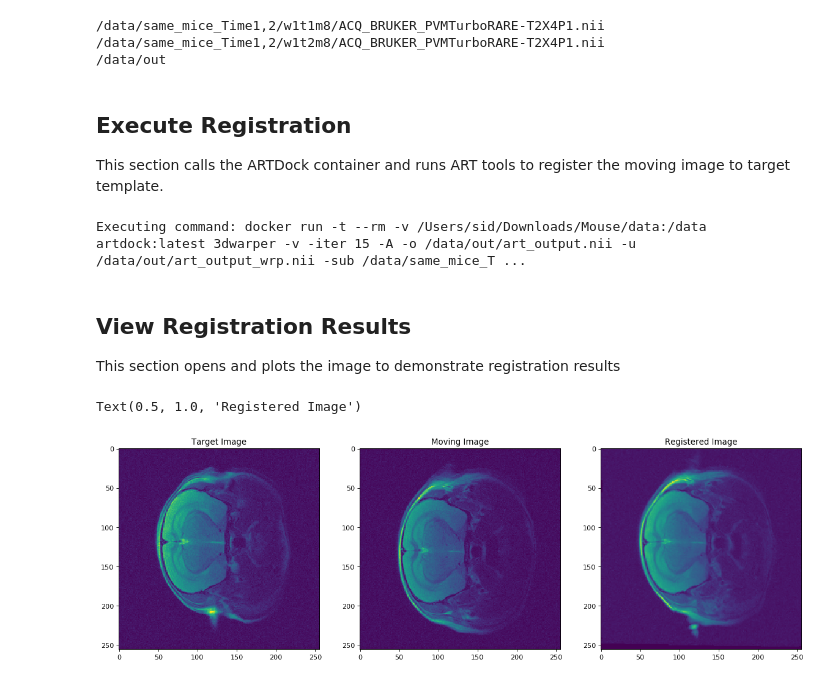
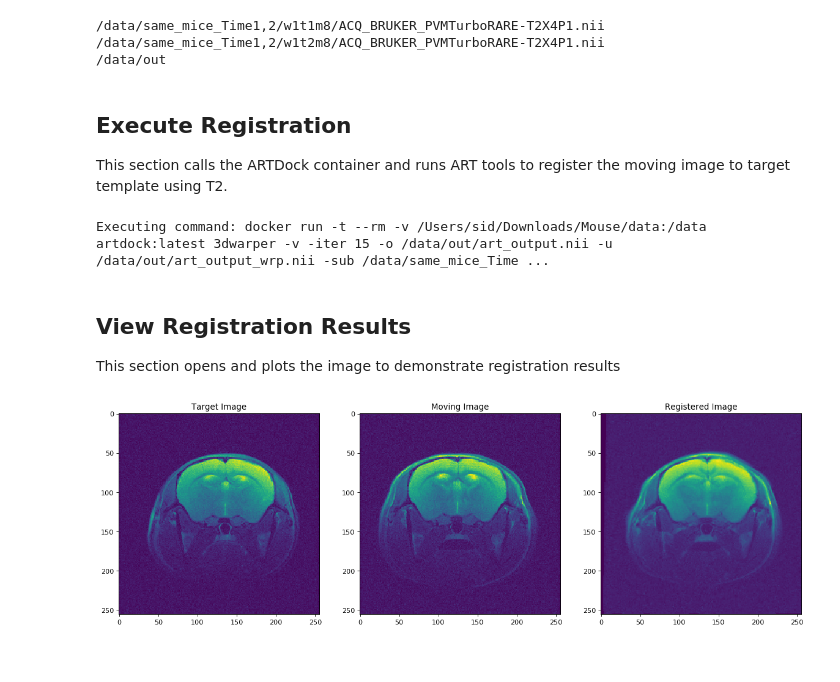
Before and after one commit to m-ama/ARTDock, a Jupyter notebook: Registration_Eval.ipynb, the cells around one changed output. Saved outputs shown, nothing was run; the diff lists cells and outputs as text; code cells hidden in the pictures.

```diff
--- a/Registration_Eval.ipynb
+++ b/Registration_Eval.ipynb
@@ -76,7 +77,7 @@ print(outPathD)
 /data/out
 # %% [markdown]
 ## Execute Registration
-This section calls the ARTDock container and runs ART tools to register the moving image to target template.
+This section calls the ARTDock container and runs ART tools to register the moving image to target template using T2.
 # %%
 # Construct docker command
 reg_arg = ['docker', 'run', '-t', '--rm']
@@ -87,7 +88,7 @@ reg_arg.extend([docker_tag, docker_command])
 # Build processing command
 reg_arg.extend(['-v'])
 reg_arg.extend(['-iter', '15'])
-reg_arg.extend(['-A'])
+# reg_arg.extend(['-A'])
 reg_arg.extend(['-o', op.join(outPathD, 'art_output.nii')])
 reg_arg.extend(['-u', op.join(outPathD, 'art_output_wrp.nii')])
 reg_arg.extend(['-sub', movPathD])
@@ -97,28 +98,29 @@ completion = subprocess.run(reg_arg)
 if completion.returncode != 0:
     raise Exception('Failed to run docker image {}'.format(docker_tag))
 # %% [output]
-Executing command: docker run -t --rm -v /Users/sid/Downloads/Mouse/data:/data artdock:latest 3dwarper -v -iter 15 -A -o /data/out/art_output.nii -u /data/out/art_output_wrp.nii -sub /data/same_mice_T ...
+Executing command: docker run -t --rm -v /Users/sid/Downloads/Mouse/data:/data artdock:latest 3dwarper -v -iter 15 -o /data/out/art_output.nii -u /data/out/art_output_wrp.nii -sub /data/same_mice_Time ...
 # %% [markdown]
 ## View Registration Results
 This section opens and plots the image to demonstrate registration results
 # %%
 # Load images
-slice = 6 # slice to view
-trgImg = np.array(nib.load(trgPath).dataobj)
-movImg = np.array(nib.load(movPath).dataobj)
-outImg = np.array(nib.load(op.join(outPath, 'art_output.nii')).dataobj)
+slice = 8 # slice to view
+trgImg = np.rot90(np.array(nib.load(trgPath).dataobj), 3, (0,1))
+movImg = np.rot90(np.array(nib.load(movPath).dataobj), 3, (0,1))
+outImg = np.rot90(np.array(nib.load(op.join(outPath, 'art_output.nii')).dataobj), 3, (0,1))
 
+# Create figure
 fig = plt.figure(figsize=(18, 16), dpi= 80, facecolor='w', edgecolor='k')
 a = fig.add_subplot(1, 3, 1)
 imgplot = plt.imshow(trgImg[:,:,slice])
 a.set_title('Target Image')
 b = fig.add_subplot(1, 3, 2)
 imgplot = plt.imshow(movImg[:,:,slice])
 b.set_title('Moving Image')
 c = fig.add_subplot(1, 3, 3)
 imgplot = plt.imshow(outImg[:,:,slice])
 c.set_title('Registered Image')
+plt.show()
 # %% [output]
-Text(0.5, 1.0, 'Registered Image')
-[figure, old version]
+[figure, new version]
 # %%
```
Also changed, not shown: parts of 4 cells of this notebook.
